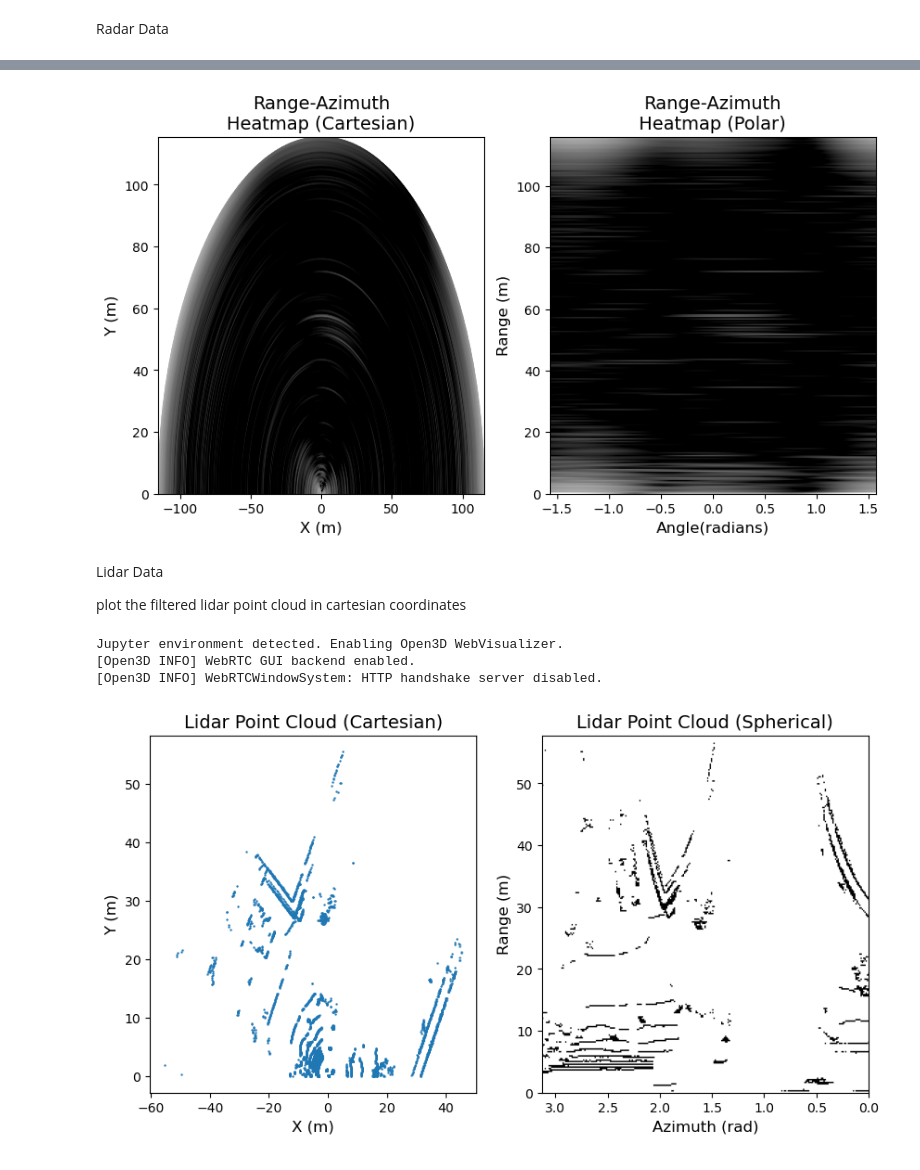
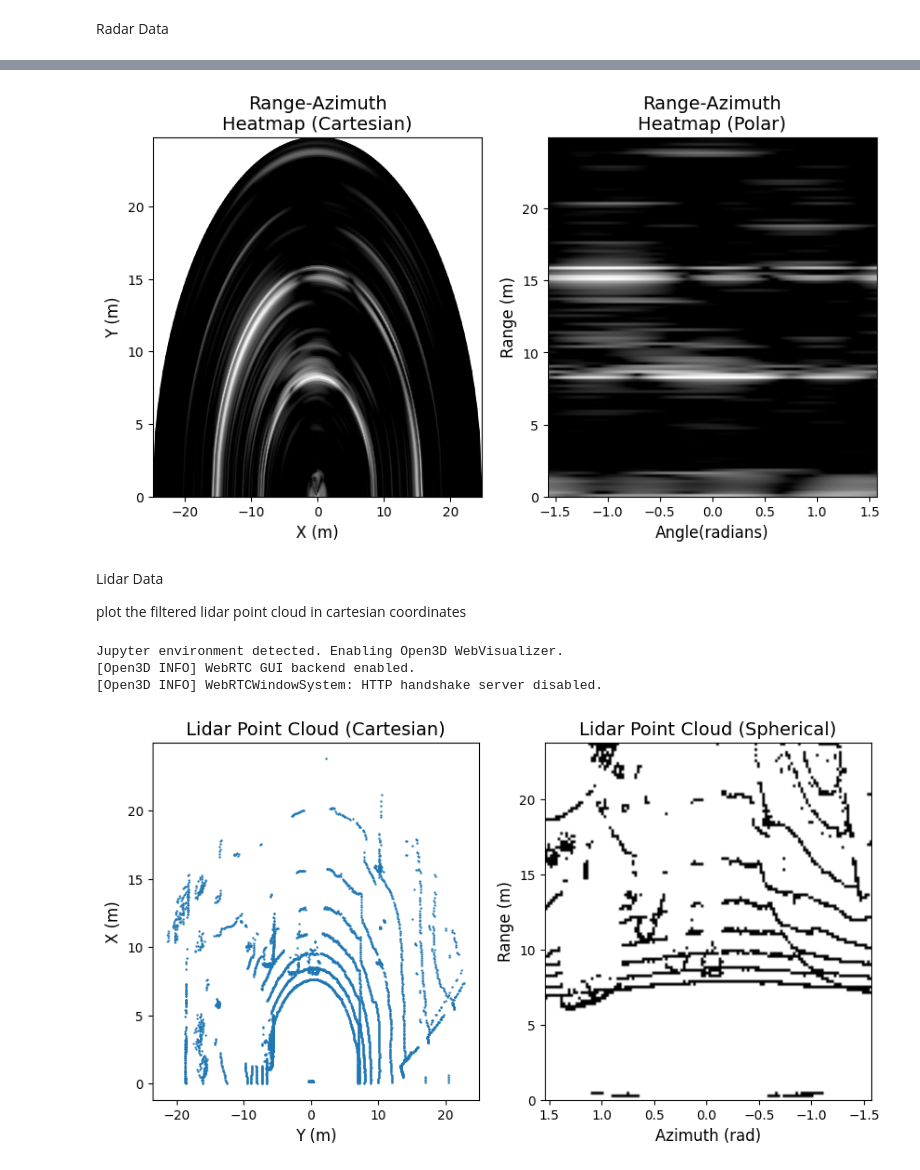
Before and after one commit to cpsl-research/radar-dev, a Jupyter notebook: datasets/Deepsense_6G/generate_dataset.ipynb, the cells around one changed output, grey strips where cells are left out. Cells and saved outputs as stored; diff of their text form; code cells hidden in the pictures.

```diff
--- a/datasets/Deepsense_6G/generate_dataset.ipynb
+++ b/datasets/Deepsense_6G/generate_dataset.ipynb
@@ -9,7 +9,7 @@ scenario_folder = "/data/DeepSense6G/moving_scenarios/scenario36/"
 
 #location that we wish to save the dataset to
 dataset_folder = "/data/DeepSense6G/moving_scenarios/scenario36/generated_dataset/"
-sample_idx = 10000
+sample_idx = 12000
 
 #specifying the names for the files
 file_name = "frame"
@@ -106,7 +107,7 @@ radar_data_processor.generate_and_save_all_grids()
 #plot a response from a previously saved file
 radar_data_processor.plot_from_saved_range_azimuth_response(sample_idx)
 # %% [output]
-[figure, old version]
+[figure, new version]
 # %% [markdown]
 Lidar Data
 
@@ -114,25 +115,25 @@ plot the filtered lidar point cloud in cartesian coordinates
 # %%
 #custom point cloud importation
 from Lidar_Data_Processor import LidarDataProcessor
 
 lidar_data_processor = LidarDataProcessor()
 lidar_data_processor.configure(
     scenario_data_path=scenario_folder,
-    relative_paths=dataframe['unit1_lidar'].values,
+    relative_paths=dataframe['unit1_lidar1'].values,
     save_file_folder= os.path.join(dataset_folder,lidar_data_folder),
     save_file_name=file_name,
-    max_range_m=57.98,
-    num_range_bins=256,
-    angle_range_rad=[0,np.pi],
-    num_angle_bins=256
+    max_range_m=24,
+    num_range_bins=128,
+    angle_range_rad=[-np.pi /2 , np.pi /2],
+    num_angle_bins=128
 )
 
 lidar_data_processor.plot_pointcloud(sample_idx)
 # %% [output]
 Jupyter environment detected. Enabling Open3D WebVisualizer.
 [Open3D INFO] WebRTC GUI backend enabled.
 [Open3D INFO] WebRTCWindowSystem: HTTP handshake server disabled.
-[figure, old version]
+[figure, new version]
 # %%
 #process and save all of the lidar data
 lidar_data_processor.generate_and_save_all_grids()
```
Also changed, not shown: parts of 3 cells of this notebook, 5 other files.
